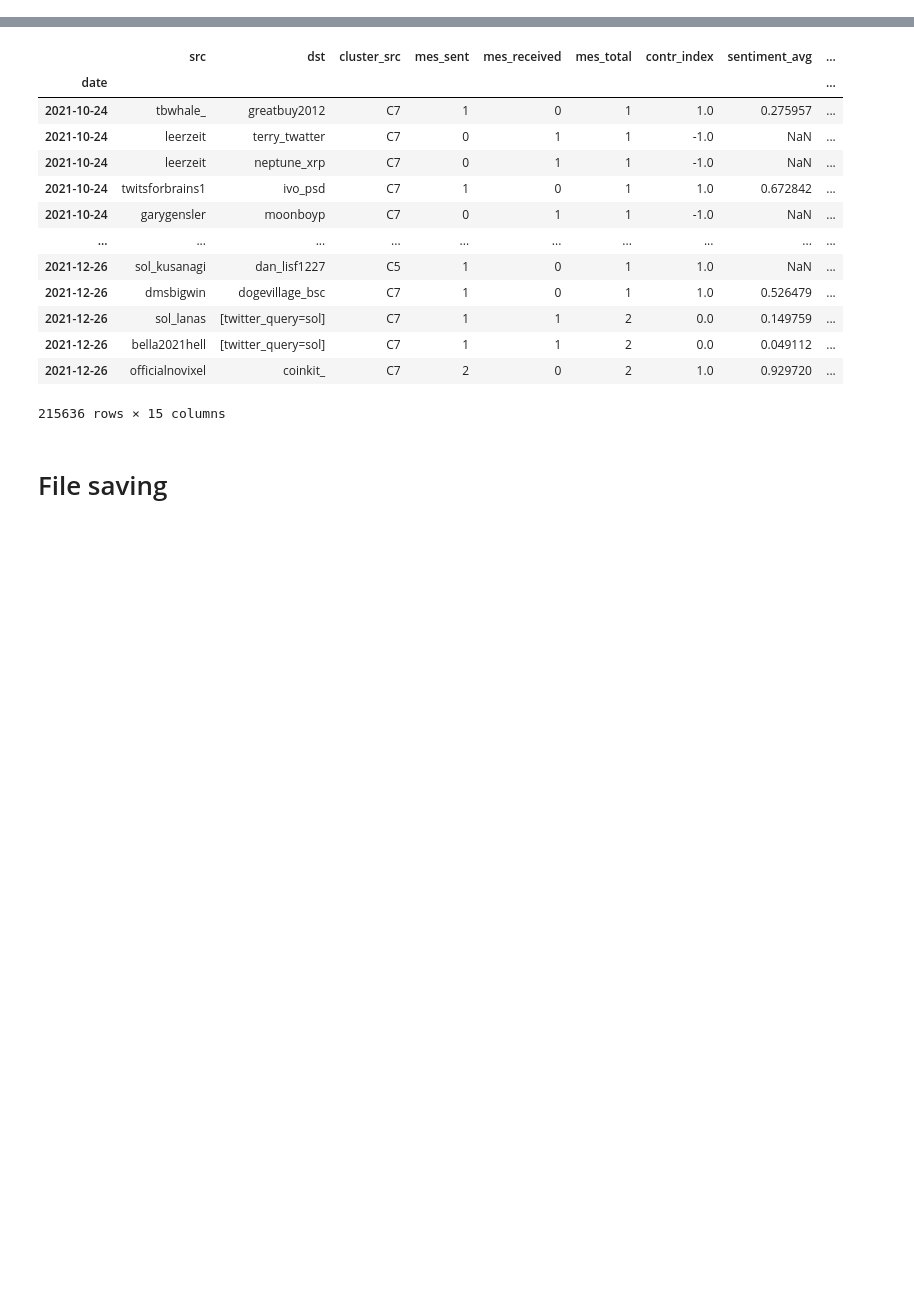
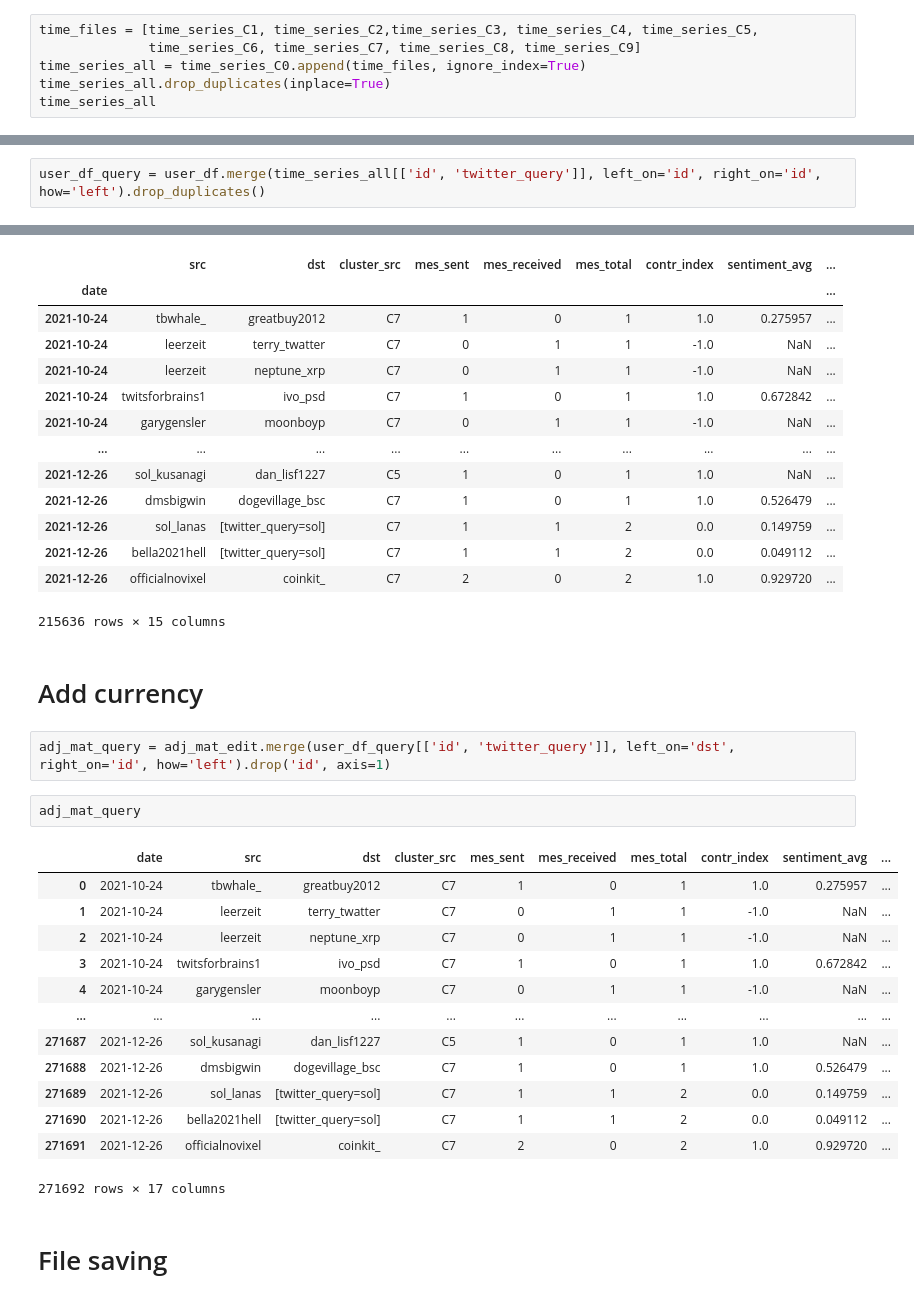
Before and after one commit to christianschwendner/coins_2122, a Jupyter notebook: Griffin_data/adjacency_matrix.ipynb, the cells around one changed output, grey strips where cells are left out. Drawn from its saved outputs; the diff is of its cells as text; blank space fills up the shorter version.

```diff
--- a/Griffin_data/adjacency_matrix.ipynb
+++ b/Griffin_data/adjacency_matrix.ipynb
@@ -48,0 +60,6 @@ df
+# %%
+time_files = [time_series_C1, time_series_C2,time_series_C3, time_series_C4, time_series_C5,
+              time_series_C6, time_series_C7, time_series_C8, time_series_C9]
+time_series_all = time_series_C0.append(time_files, ignore_index=True)
+time_series_all.drop_duplicates(inplace=True)
+time_series_all
@@ -72,6 +103,8 @@ user_df
 | 126941792 | satoshibles | satoshibles | C9 |
 | 126941840 | expocoruna | expocoruna | C9 |
 74099 rows × 3 columns
+# %%
+user_df_query = user_df.merge(time_series_all[['id', 'twitter_query']], left_on='id', right_on='id', how='left').drop_duplicates()
 # %%
 df.head(2)
 # %% [output]
@@ -196,6 +265,26 @@ adj_mat_edit
 | 2021-12-26 | bella2021hell | [twitter_query=sol] | C7 | 1 | 1 | 2 | 0.0 | 0.049112 | ... |
 | 2021-12-26 | officialnovixel | coinkit_ | C7 | 2 | 0 | 2 | 1.0 | 0.929720 | ... |
 215636 rows × 15 columns
+# %% [markdown]
+# Add currency
+# %%
+adj_mat_query = adj_mat_edit.merge(user_df_query[['id', 'twitter_query']], left_on='dst', right_on='id', how='left').drop('id', axis=1)
+# %%
+adj_mat_query
+# %% [output]
+|  | date | src | dst | cluster_src | mes_sent | mes_received | mes_total | contr_index | sentiment_avg | ... |
+| 0 | 2021-10-24 | tbwhale_ | greatbuy2012 | C7 | 1 | 0 | 1 | 1.0 | 0.275957 | ... |
+| 1 | 2021-10-24 | leerzeit | terry_twatter | C7 | 0 | 1 | 1 | -1.0 | NaN | ... |
+| 2 | 2021-10-24 | leerzeit | neptune_xrp | C7 | 0 | 1 | 1 | -1.0 | NaN | ... |
+| 3 | 2021-10-24 | twitsforbrains1 | ivo_psd | C7 | 1 | 0 | 1 | 1.0 | 0.672842 | ... |
+| 4 | 2021-10-24 | garygensler | moonboyp | C7 | 0 | 1 | 1 | -1.0 | NaN | ... |
+| ... | ... | ... | ... | ... | ... | ... | ... | ... | ... | ... |
+| 271687 | 2021-12-26 | sol_kusanagi | dan_lisf1227 | C5 | 1 | 0 | 1 | 1.0 | NaN | ... |
+| 271688 | 2021-12-26 | dmsbigwin | dogevillage_bsc | C7 | 1 | 0 | 1 | 1.0 | 0.526479 | ... |
+| 271689 | 2021-12-26 | sol_lanas | [twitter_query=sol] | C7 | 1 | 1 | 2 | 0.0 | 0.149759 | ... |
+| 271690 | 2021-12-26 | bella2021hell | [twitter_query=sol] | C7 | 1 | 1 | 2 | 0.0 | 0.049112 | ... |
+| 271691 | 2021-12-26 | officialnovixel | coinkit_ | C7 | 2 | 0 | 2 | 1.0 | 0.929720 | ... |
+271692 rows × 17 columns
 # %% [markdown]
 # File saving
 # %%
```
Also changed, not shown: parts of 8 cells of this notebook, 12 other files.
